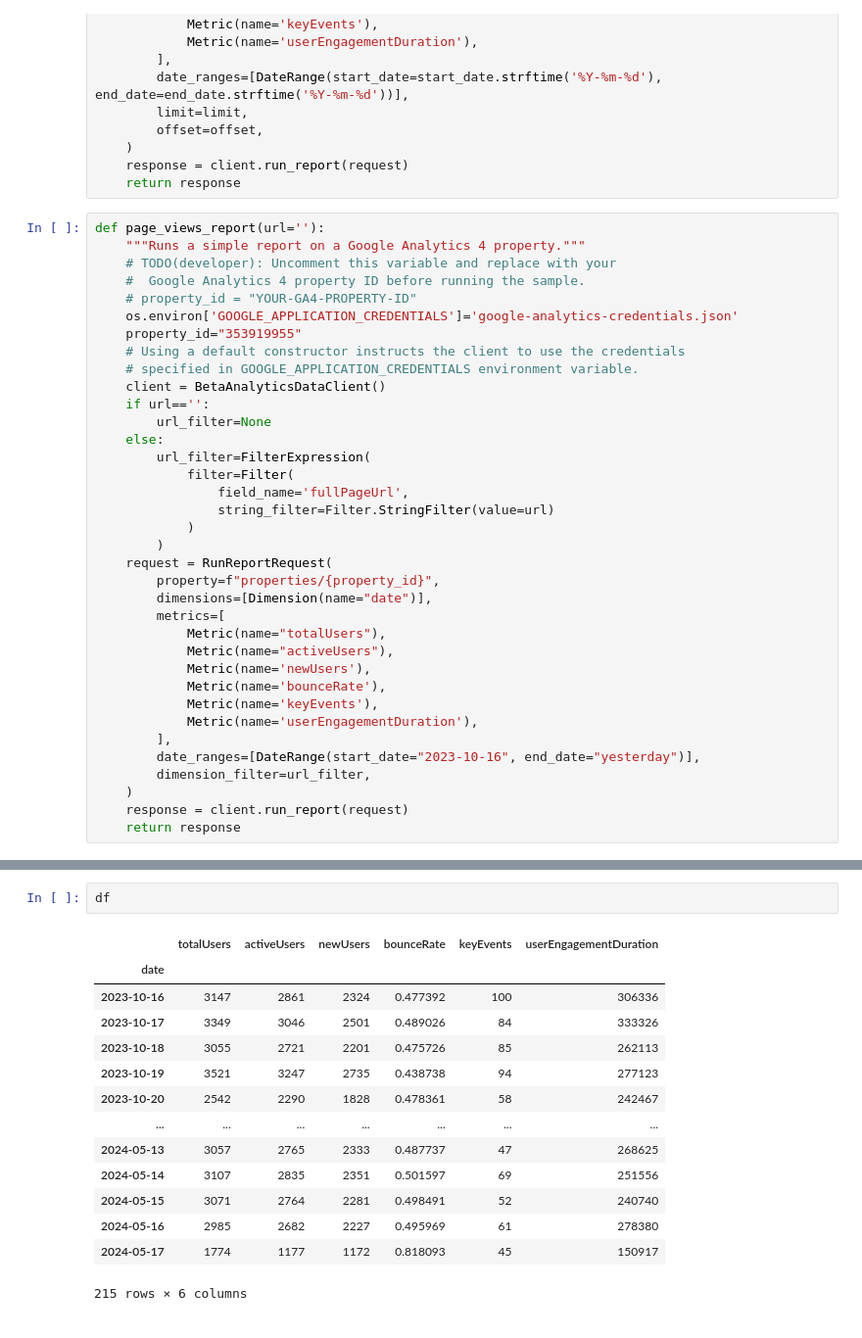
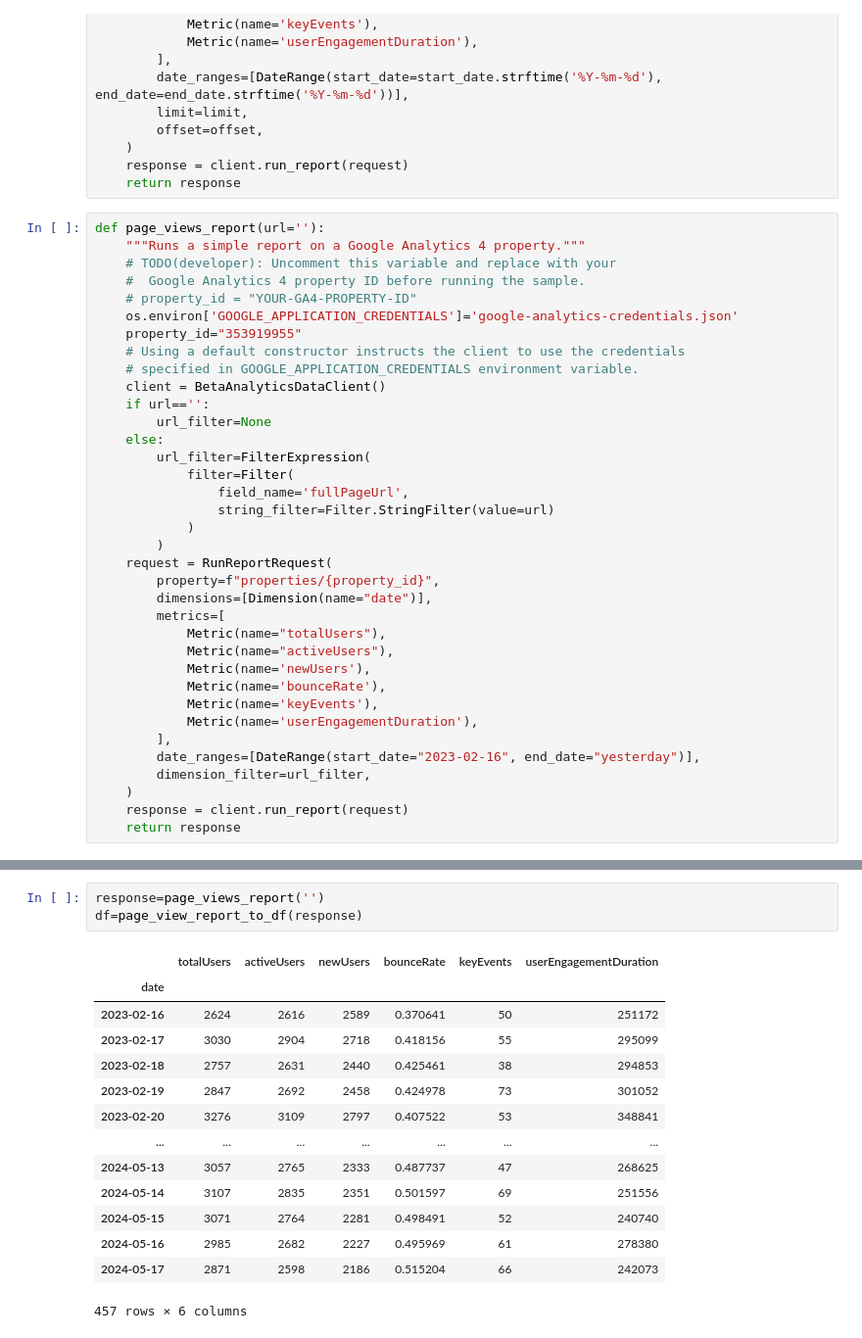
Before and after one commit to lucaslulucaslu/Data-Science-Practice-Projects, a Jupyter notebook: 17. Google Analytics 4 Data analysis/google analytics 4 API.ipynb, the cells around one changed output, grey strips where cells are left out. Shown at 98% size. Saved outputs shown, nothing was run; the diff lists cells and outputs as text.

```diff
--- a/17. Google Analytics 4 Data analysis/google analytics 4 API.ipynb
+++ b/17. Google Analytics 4 Data analysis/google analytics 4 API.ipynb
@@ -74,7 +74,7 @@ def page_views_report(url=''):
             Metric(name='keyEvents'),
             Metric(name='userEngagementDuration'),
         ],
-        date_ranges=[DateRange(start_date="2023-10-16", end_date="yesterday")],
+        date_ranges=[DateRange(start_date="2023-02-16", end_date="yesterday")],
         dimension_filter=url_filter,
     )
     response = client.run_report(request)
@@ -108,18 +108,19 @@ df['userEngagementDuration']=df['userEngagementDuration'].astype(int)
 # %%
-df
+response=page_views_report('')
+df=page_view_report_to_df(response)
 # %% [output]
 |  | totalUsers | activeUsers | newUsers | bounceRate | keyEvents | userEngagementDuration |
 | date |  |  |  |  |  |  |
-| 2023-10-16 | 3147 | 2861 | 2324 | 0.477392 | 100 | 306336 |
-| 2023-10-17 | 3349 | 3046 | 2501 | 0.489026 | 84 | 333326 |
-| 2023-10-18 | 3055 | 2721 | 2201 | 0.475726 | 85 | 262113 |
-| 2023-10-19 | 3521 | 3247 | 2735 | 0.438738 | 94 | 277123 |
-| 2023-10-20 | 2542 | 2290 | 1828 | 0.478361 | 58 | 242467 |
+| 2023-02-16 | 2624 | 2616 | 2589 | 0.370641 | 50 | 251172 |
+| 2023-02-17 | 3030 | 2904 | 2718 | 0.418156 | 55 | 295099 |
+| 2023-02-18 | 2757 | 2631 | 2440 | 0.425461 | 38 | 294853 |
+| 2023-02-19 | 2847 | 2692 | 2458 | 0.424978 | 73 | 301052 |
+| 2023-02-20 | 3276 | 3109 | 2797 | 0.407522 | 53 | 348841 |
 | ... | ... | ... | ... | ... | ... | ... |
 | 2024-05-13 | 3057 | 2765 | 2333 | 0.487737 | 47 | 268625 |
 | 2024-05-14 | 3107 | 2835 | 2351 | 0.501597 | 69 | 251556 |
 | 2024-05-15 | 3071 | 2764 | 2281 | 0.498491 | 52 | 240740 |
 | 2024-05-16 | 2985 | 2682 | 2227 | 0.495969 | 61 | 278380 |
-| 2024-05-17 | 1774 | 1177 | 1172 | 0.818093 | 45 | 150917 |
+| 2024-05-17 | 2871 | 2598 | 2186 | 0.515204 | 66 | 242073 |
-215 rows × 6 columns
+457 rows × 6 columns
 # %%
```
Also changed, not shown: parts of 8 cells of this notebook, 1 other file.
